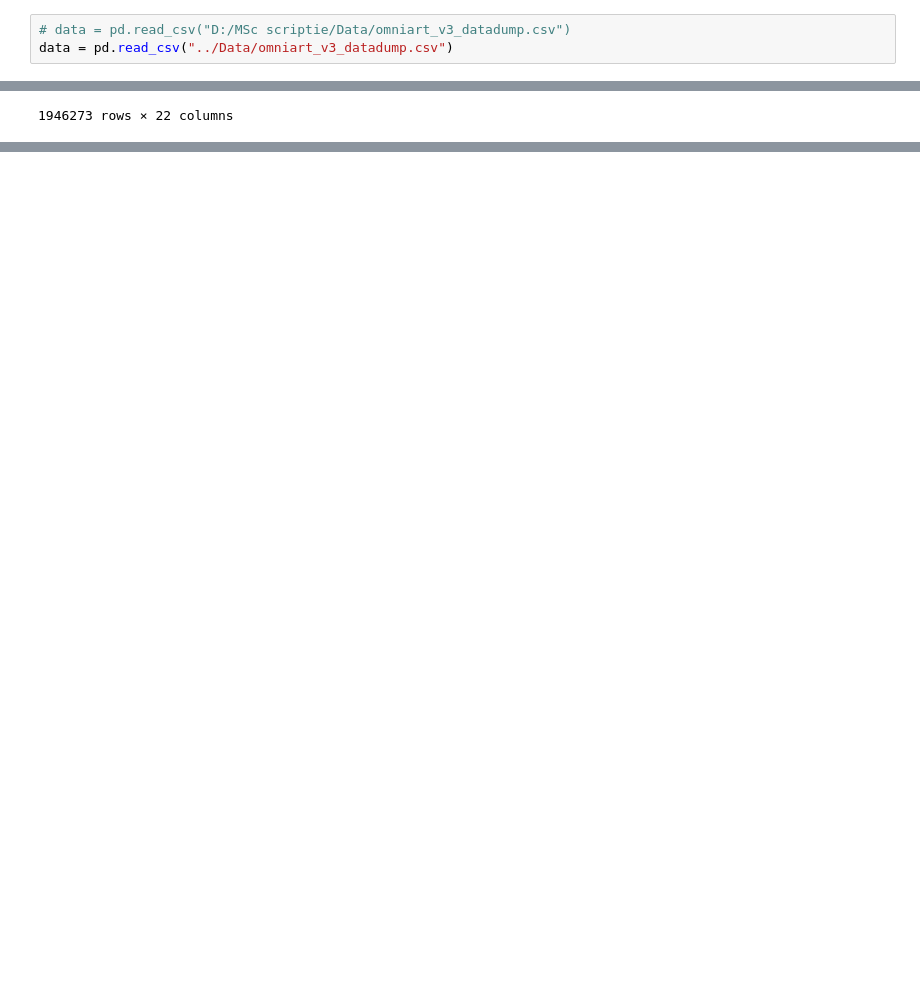
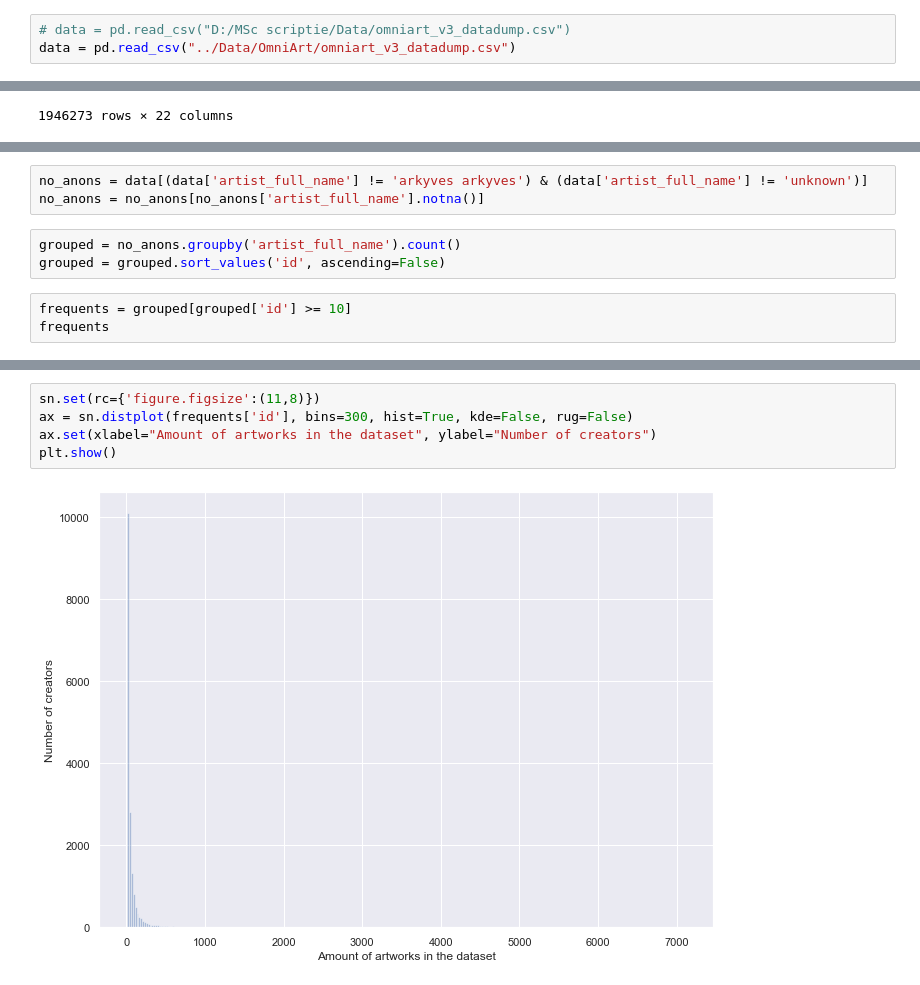
Before and after one commit to lotteph/MSc-Scriptie, a Jupyter notebook: OmniArt EDA.ipynb, the cells around one changed output, grey strips where cells are left out. Saved outputs shown, nothing was run; the diff lists cells and outputs as text; blank space fills up the shorter version.

```diff
--- a/OmniArt EDA.ipynb
+++ b/OmniArt EDA.ipynb
@@ -4,6 +11,6 @@ import requests
 # %%
 # data = pd.read_csv("D:/MSc scriptie/Data/omniart_v3_datadump.csv")
-data = pd.read_csv("../Data/omniart_v3_datadump.csv")
+data = pd.read_csv("../Data/OmniArt/omniart_v3_datadump.csv")
 # %%
 data
 # %% [output]
@@ -87,0 +101,9 @@ Index(['id', 'artwork_name', 'artist_full_name', 'artist_first_name',
+# %%
+no_anons = data[(data['artist_full_name'] != 'arkyves arkyves') & (data['artist_full_name'] != 'unknown')]
+no_anons = no_anons[no_anons['artist_full_name'].notna()]
+# %%
+grouped = no_anons.groupby('artist_full_name').count()
+grouped = grouped.sort_values('id', ascending=False)
+# %%
+frequents = grouped[grouped['id'] >= 10]
+frequents
@@ -87,0 +125,7 @@ Index(['id', 'artwork_name', 'artist_full_name', 'artist_first_name',
+# %%
+sn.set(rc={'figure.figsize':(11,8)})
+ax = sn.distplot(frequents['id'], bins=300, hist=True, kde=False, rug=False)
+ax.set(xlabel="Amount of artworks in the dataset", ylabel="Number of creators")
+plt.show()
+# %% [output]
+[figure, added]
```
Also changed, not shown: parts of 12 cells of this notebook, 1 other file.
